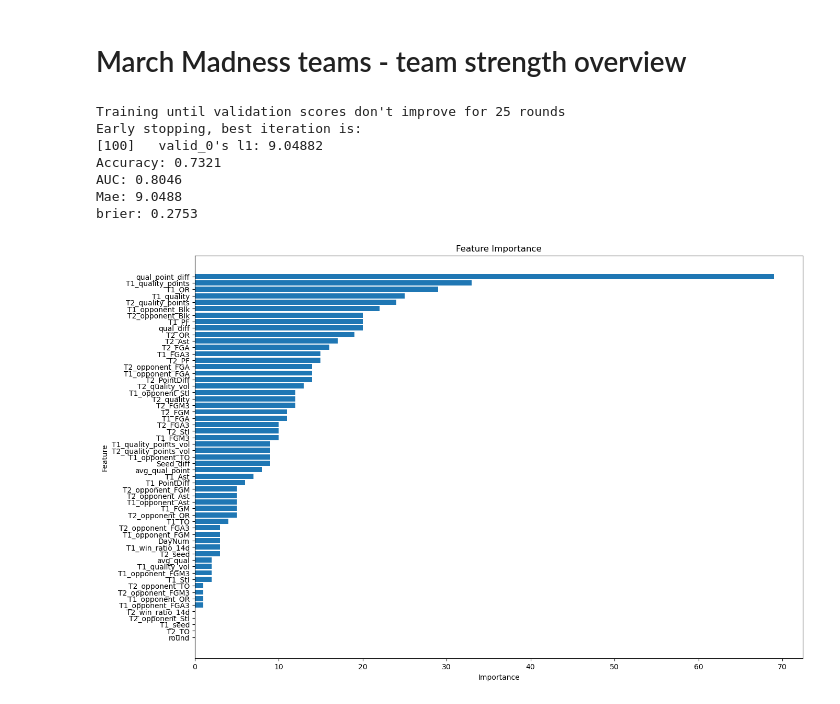
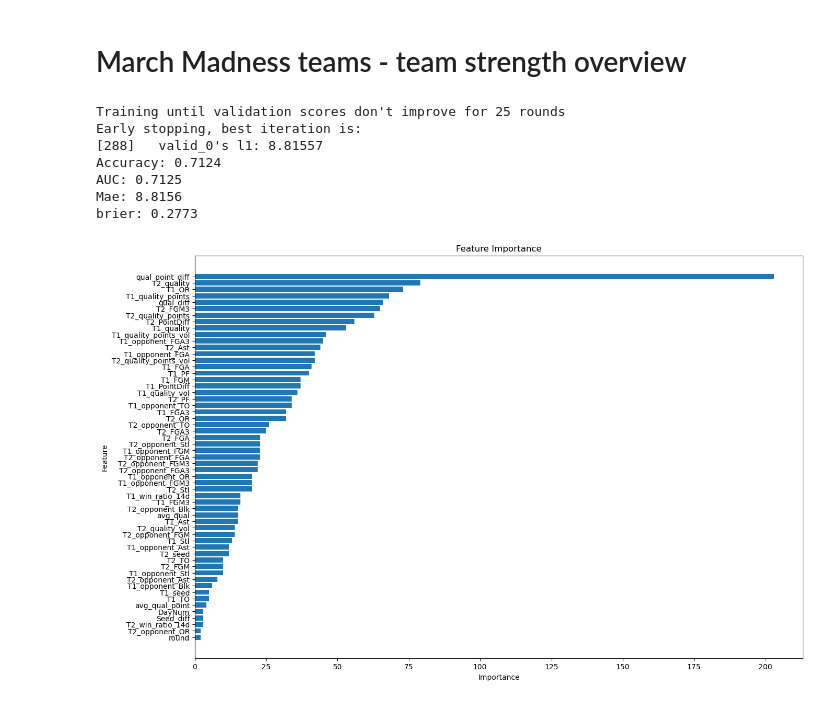
Before and after one commit to dsw225/March-Machine-Learning-Mania-2025, a Jupyter notebook: MMChallengeAttempt.ipynb, the cells around one changed output. Cells and saved outputs as stored; diff of their text form; code cells hidden in the pictures.

```diff
--- a/MMChallengeAttempt.ipynb
+++ b/MMChallengeAttempt.ipynb
@@ -55,8 +55,8 @@ def prepare_data(df):
 
     output['win'] = np.where(output['T1_Score']>output['T2_Score'], 1, 0)
 
-    output['T1_TeamID'] = output['T1_TeamID'].astype(str)
-    output['T2_TeamID'] = output['T2_TeamID'].astype(str)
+    output['T1_TeamID'] = output['T1_TeamID'].astype(int)
+    output['T2_TeamID'] = output['T2_TeamID'].astype(int)
 
     return output
 # %%
@@ -116,7 +116,7 @@ season_statistics_T2.columns = ["T2_" + x.replace("T1_","").replace("T2_","oppon
 season_statistics_T1.columns.values[0] = "Season"
 season_statistics_T2.columns.values[0] = "Season"
 # %%
-tourney_data = tourney_data[['Season', 'round', 'DayNum', 'T1_TeamID', 'T1_Score', 'T2_TeamID' ,'T2_Score']]
+tourney_data = tourney_data[['Season', 'round', 'DayNum', 'T1_TeamID', 'T1_Score', 'T2_TeamID' ,'T2_Score', 'win']]
 tourney_data = pd.merge(tourney_data, season_statistics_T1, on = ['Season', 'T1_TeamID'], how = 'left')
 tourney_data = pd.merge(tourney_data, season_statistics_T2, on = ['Season', 'T2_TeamID'], how = 'left')
 # %%
@@ -325,7 +488,7 @@ def trainModel(features, df_train, df_validate):
         'metric': 'mae',
         'boosting_type': 'gbdt',
         'num_leaves': 7, #31
-        'learning_rate': 0.05, #0.05 #change to ~0.02 for final run
+        'learning_rate': 0.02, #0.05 #change to ~0.02 for final run
         'feature_fraction': 0.7, #0.9, # 1 by default - helps overfitting
         # 'bagging_freq' : 10,
         'verbosity': -1,
@@ -363,7 +526,7 @@ def evaluateModel(model, df_test, features):
 
     # Compute classification metrics
     accuracy = accuracy_score(y_test_binary, y_pred_binary)
-    auc = roc_auc_score(y_test_binary, y_pred)
+    auc = roc_auc_score(y_test_binary, y_pred_binary)
 
     return {
         'mae': mae,
@@ -377,7 +540,7 @@ df = tourney_data.dropna()
 
 y = df['T1_Score'] - df['T2_Score']
 
-df = df.drop(columns=['Season', 'T1_TeamID', 'T1_Score','T2_TeamID', 'T2_Score',])
+df = df.drop(columns=['Season', 'T1_TeamID', 'T1_Score','T2_TeamID', 'T2_Score','win'])
 
 X = df.to_numpy()  # Ensures full conversion without dropping metadata
 
@@ -428,36 +591,36 @@ plt.barh(feature_importance_df['Feature'], feature_importance_df['Importance'])
 plt.xlabel('Importance')
 plt.ylabel('Feature')
 plt.title('Feature Importance')
 plt.gca().invert_yaxis()
 plt.show()
 
 # Save model
 model.save_model('lightgbm_model.txt')
 
 # Predictions
 y_pred = model.predict(X_test)
 
 # brier = brier_score_loss(y_test, y_pred)  # Use probabilities
 # print(f"Brier: {brier}")
 
 
 # Convert all inputs to DataFrames/Series and reset index to ensure alignment
 X_test = pd.DataFrame(X_test).reset_index(drop=True) if isinstance(X_test, np.ndarray) else X_test.reset_index(drop=True)
 X_test.columns = selected_features
 
 
 y_pred = pd.Series(y_pred, name="y_pred").reset_index(drop=True) if isinstance(y_pred, np.ndarray) else y_pred.reset_index(drop=True)
 y_test = pd.Series(y_test, name="y_test").reset_index(drop=True) if isinstance(y_test, np.ndarray) else y_test.reset_index(drop=True)
 
 
 # Concatenate along columns, ensuring the indexes match
 final_compare = pd.concat([X_test, y_pred, y_test], axis=1)
 # %% [output]
 Training until validation scores don't improve for 25 rounds
 Early stopping, best iteration is:
-[100]   valid_0's l1: 9.04882
-Accuracy: 0.7321
-AUC: 0.8046
-Mae: 9.0488
-brier: 0.2753
+[288]   valid_0's l1: 8.81557
+Accuracy: 0.7124
+AUC: 0.7125
+Mae: 8.8156
+brier: 0.2773
-[figure, old version]
+[figure, new version]
```
Also changed, not shown: parts of 2 cells of this notebook, 3 other files.
